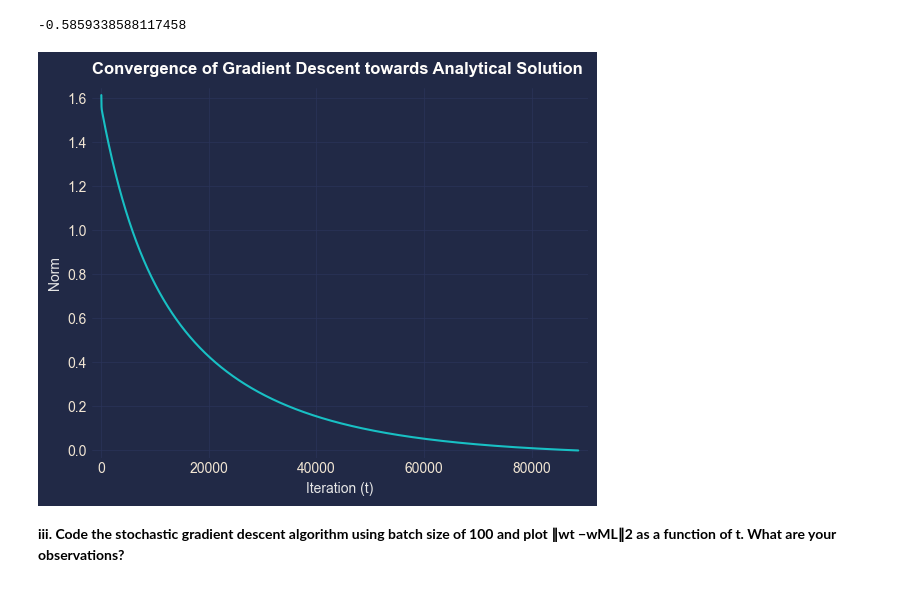
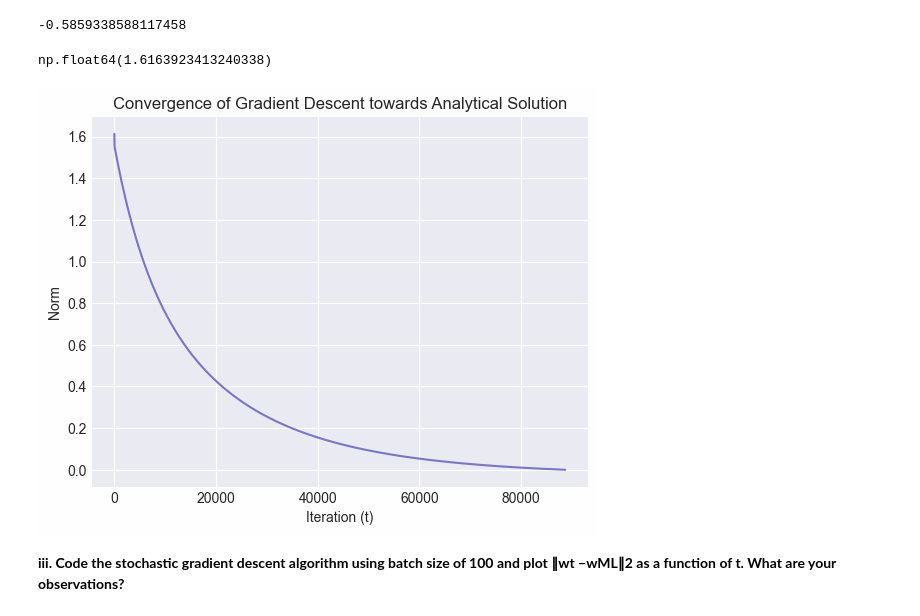
Before and after one commit to KaeBee2003/FML_Assignment2, a Jupyter notebook: Ass2.ipynb, the cells around one changed output. Saved outputs shown, nothing was run; the diff lists cells and outputs as text; code cells hidden in the pictures.

```diff
--- a/Ass2.ipynb
+++ b/Ass2.ipynb
@@ -92,4 +322,6 @@ df2 = pd.read_csv("A2Q2test.csv", header=None)
 df2_test = pd.read_csv("A2Q2train.csv", header=None)
+# %%
+df2 = df2_train
 # %%
 df1.head()
 # %% [output]
@@ -644,4 +453,0 @@ _, _, e = K_means(df1, 4)
-# %%
-plt.style.use('./rose-pine-moon.mplstyle')
-plt.rcParams['font.family'] = 'DejaVu Sans'
-plt.rcParams['font.sans-serif'] = ['DejaVu Sans']
@@ -685,21 +499,25 @@ Rsq_B = ModelB.Eval(y_hat_B, Y_test)
 print(Rsq_B)
 # %% [output]
 -0.5859338588117458
+# %%
+np.linalg.norm(w_B)
+# %% [output]
+np.float64(1.6163923413240338)
 # %%
-norm = []
+normB = []
 for wi in res_B:
-    norm.append(np.linalg.norm(w_B - wi))
+    normB.append(np.linalg.norm(w_B - wi))
 # %%
-plt.style.use('./pitayasmoothie-dark.mplstyle')
+plt.style.use('./pitayasmoothie-light.mplstyle')
 # %%
-plt.plot(norm)
+plt.plot(normB)
 plt.xlabel("Iteration (t)")
 plt.ylabel("Norm")
 plt.title("Convergence of Gradient Descent towards Analytical Solution")
 plt.grid(True)
 plt.show()
 # %% [output]
-[figure, old version]
+[figure, new version]
 # %% [markdown]
 **iii. Code the stochastic gradient descent algorithm using batch size of 100 and plot ∥wt −wML∥2 as a function of t. What are your observations?**
 # %%
```
Also changed, not shown: parts of 38 cells of this notebook.
